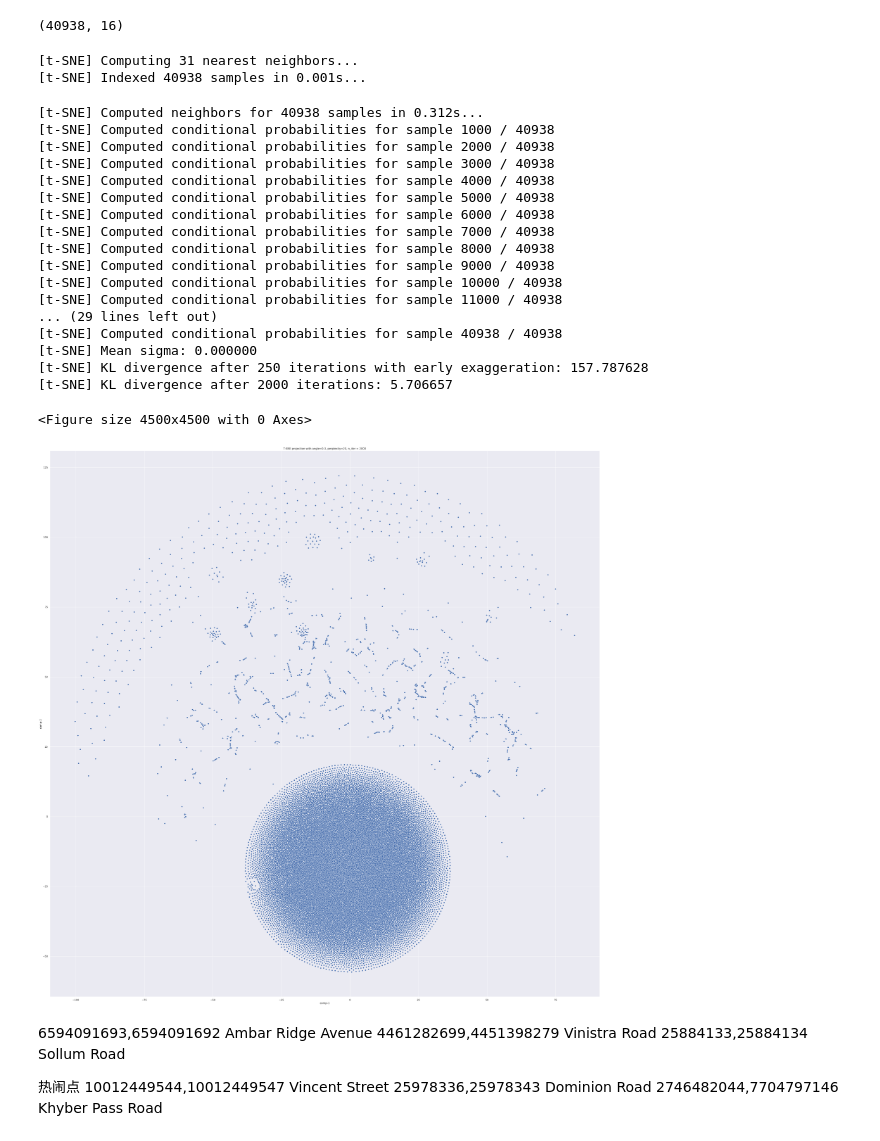
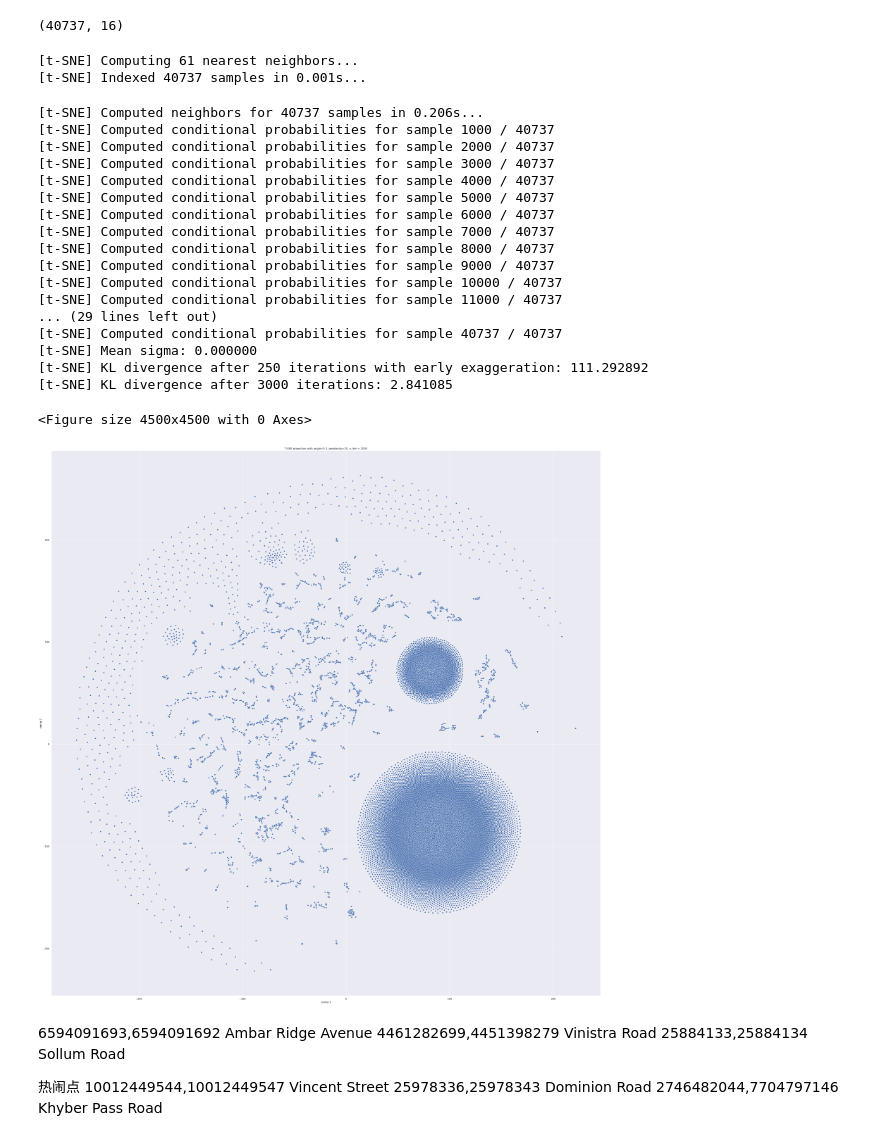
Before and after one commit to masonyc/uoa_789, a Jupyter notebook: src/Tuned_visualized_embedding.ipynb, the cells around one changed output. Drawn from its saved outputs; the diff is of its cells as text; code cells hidden in the pictures.

```diff
--- a/src/Tuned_visualized_embedding.ipynb
+++ b/src/Tuned_visualized_embedding.ipynb
@@ -12,7 +12,7 @@ def find_embedding_for_property(property_df,street_df,emb_df):
     output_df = property_df.merge(street_with_embedding,on=["street_sources","street_targets"])
     return output_df
 # %%
-akl_embedding_df = pd.read_csv(f"./outputs/akl_embedding_1668394483.csv")
+akl_embedding_df = pd.read_csv(f"./outputs/akl_embedding_1668582832.csv")
 AKL_df = pd.read_csv(f"{output_path}/datasets/property_data_with_street.csv",encoding='latin1')
 AKL_df = AKL_df.drop(['Unnamed: 0'],axis=1)
 embedding_size = akl_embedding_df.shape[1]
@@ -26,39 +26,39 @@ AKL_df = find_embedding_for_property(AKL_df,akl_street_nodes_df,akl_embedding_df
 tsne_embedding_df = AKL_df[AKL_df.columns.intersection(akl_embedding_df.columns)]
 print(tsne_embedding_df.shape)
 # %% [output]
-(40938, 16)
+(40737, 16)
 # %%
-tsne_embedded = TSNE(n_components=2,learning_rate='auto',angle=0.3,n_iter=2000, perplexity=10,random_state=RANDOM_STATE,verbose=1,n_jobs=-1).fit_transform(tsne_embedding_df.copy())
+tsne_embedded = TSNE(n_components=2,learning_rate='auto',angle=0.1,n_iter=3000, perplexity=20,random_state=RANDOM_STATE,verbose=1,n_jobs=-1).fit_transform(tsne_embedding_df.copy())
 
 df = pd.DataFrame()
 df["comp-1"] = tsne_embedded[:,0]
 df["comp-2"] = tsne_embedded[:,1]
 plt.clf()
 plt.figure()
 sns.scatterplot(x="comp-1", y="comp-2", data=df).set(title=f"T-SNE projection with angle=0.3, perplexity={20}, n_iter = {2000}")
 plt.savefig(f"./outputs/visualized_embedding_final.pdf")
 # %% [output]
-[t-SNE] Computing 31 nearest neighbors...
-[t-SNE] Indexed 40938 samples in 0.001s...
+[t-SNE] Computing 61 nearest neighbors...
+[t-SNE] Indexed 40737 samples in 0.001s...
-[t-SNE] Computed neighbors for 40938 samples in 0.312s...
-[t-SNE] Computed conditional probabilities for sample 1000 / 40938
-[t-SNE] Computed conditional probabilities for sample 2000 / 40938
-[t-SNE] Computed conditional probabilities for sample 3000 / 40938
-[t-SNE] Computed conditional probabilities for sample 4000 / 40938
-[t-SNE] Computed conditional probabilities for sample 5000 / 40938
-[t-SNE] Computed conditional probabilities for sample 6000 / 40938
-[t-SNE] Computed conditional probabilities for sample 7000 / 40938
-[t-SNE] Computed conditional probabilities for sample 8000 / 40938
-[t-SNE] Computed conditional probabilities for sample 9000 / 40938
-[t-SNE] Computed conditional probabilities for sample 10000 / 40938
-[t-SNE] Computed conditional probabilities for sample 11000 / 40938
+[t-SNE] Computed neighbors for 40737 samples in 0.206s...
+[t-SNE] Computed conditional probabilities for sample 1000 / 40737
+[t-SNE] Computed conditional probabilities for sample 2000 / 40737
+[t-SNE] Computed conditional probabilities for sample 3000 / 40737
+[t-SNE] Computed conditional probabilities for sample 4000 / 40737
+[t-SNE] Computed conditional probabilities for sample 5000 / 40737
+[t-SNE] Computed conditional probabilities for sample 6000 / 40737
+[t-SNE] Computed conditional probabilities for sample 7000 / 40737
+[t-SNE] Computed conditional probabilities for sample 8000 / 40737
+[t-SNE] Computed conditional probabilities for sample 9000 / 40737
+[t-SNE] Computed conditional probabilities for sample 10000 / 40737
+[t-SNE] Computed conditional probabilities for sample 11000 / 40737
 ... (29 lines left out)
-[t-SNE] Computed conditional probabilities for sample 40938 / 40938
+[t-SNE] Computed conditional probabilities for sample 40737 / 40737
 [t-SNE] Mean sigma: 0.000000
-[t-SNE] KL divergence after 250 iterations with early exaggeration: 157.787628
-[t-SNE] KL divergence after 2000 iterations: 5.706657
+[t-SNE] KL divergence after 250 iterations with early exaggeration: 111.292892
+[t-SNE] KL divergence after 3000 iterations: 2.841085
 <Figure size 4500x4500 with 0 Axes>
-[figure, old version]
+[figure, new version]
 # %% [markdown]
 6594091693,6594091692 Ambar Ridge Avenue
 4461282699,4451398279 Vinistra Road
```
Also changed, not shown: parts of 1 cell of this notebook, 7 other files.
